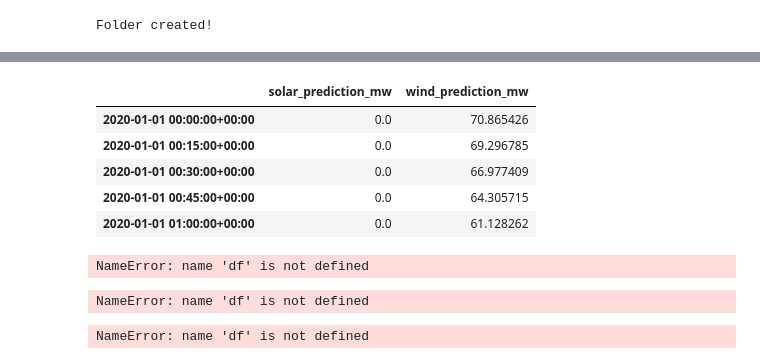
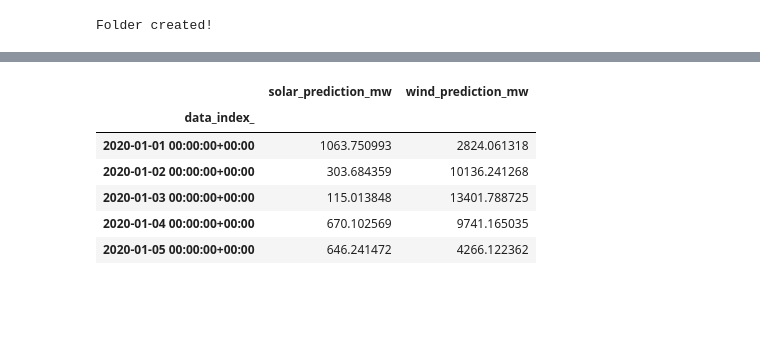
Before and after one commit to MBrouns/PyLadiesMLOpsCapstone, a Jupyter notebook: notebooks/prepare_data.ipynb, the cells around one changed output, grey strips where cells are left out. Drawn from its saved outputs; the diff is of its cells as text; code cells hidden in the pictures; blank space fills up the shorter version.

```diff
--- a/notebooks/prepare_data.ipynb
+++ b/notebooks/prepare_data.ipynb
@@ -293,21 +251,13 @@ df = pd.merge(df_wind, date, how = 'right', right_index = True, left_index = Tru
-# %%
-df.head()
-# %% [output]
-|  | solar_prediction_mw | wind_prediction_mw |
-| 2020-01-01 00:00:00+00:00 | 0.0 | 70.865426 |
-| 2020-01-01 00:15:00+00:00 | 0.0 | 69.296785 |
-| 2020-01-01 00:30:00+00:00 | 0.0 | 66.977409 |
-| 2020-01-01 00:45:00+00:00 | 0.0 | 64.305715 |
-| 2020-01-01 01:00:00+00:00 | 0.0 | 61.128262 |
-# %%
-df = pd.merge(df_weather, df, how = 'right', right_index = True, left_index = True)
-# %% [output]
-NameError: name 'df' is not defined
-# %%
-df = pd.merge(df_load, df, how = 'right', right_index = True, left_index = True)
-# %% [output]
-NameError: name 'df' is not defined
-# %%
-df.head()
-# %% [output]
-NameError: name 'df' is not defined
+# %%
+# Get daily aggregation
+
+df_wind_daily = df_wind.resample('D').sum()
+df_wind_daily.head()
+# %% [output]
+|  | solar_prediction_mw | wind_prediction_mw |
+| data_index_ |  |  |
+| 2020-01-01 00:00:00+00:00 | 1063.750993 | 2824.061318 |
+| 2020-01-02 00:00:00+00:00 | 303.684359 | 10136.241268 |
+| 2020-01-03 00:00:00+00:00 | 115.013848 | 13401.788725 |
+| 2020-01-04 00:00:00+00:00 | 670.102569 | 9741.165035 |
+| 2020-01-05 00:00:00+00:00 | 646.241472 | 4266.122362 |
```
Also changed, not shown: parts of 22 cells of this notebook.
